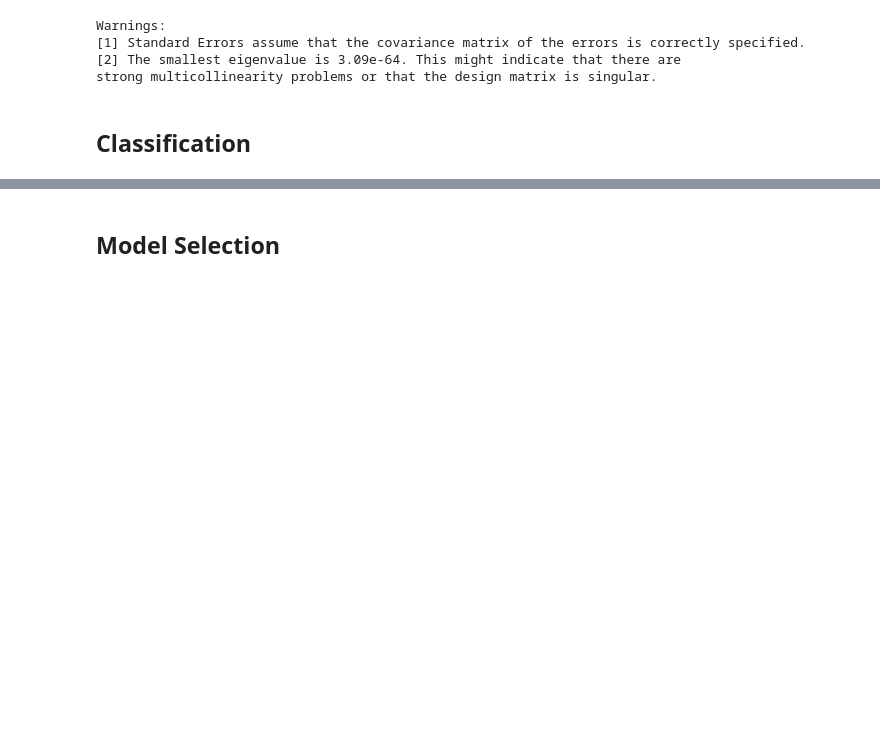
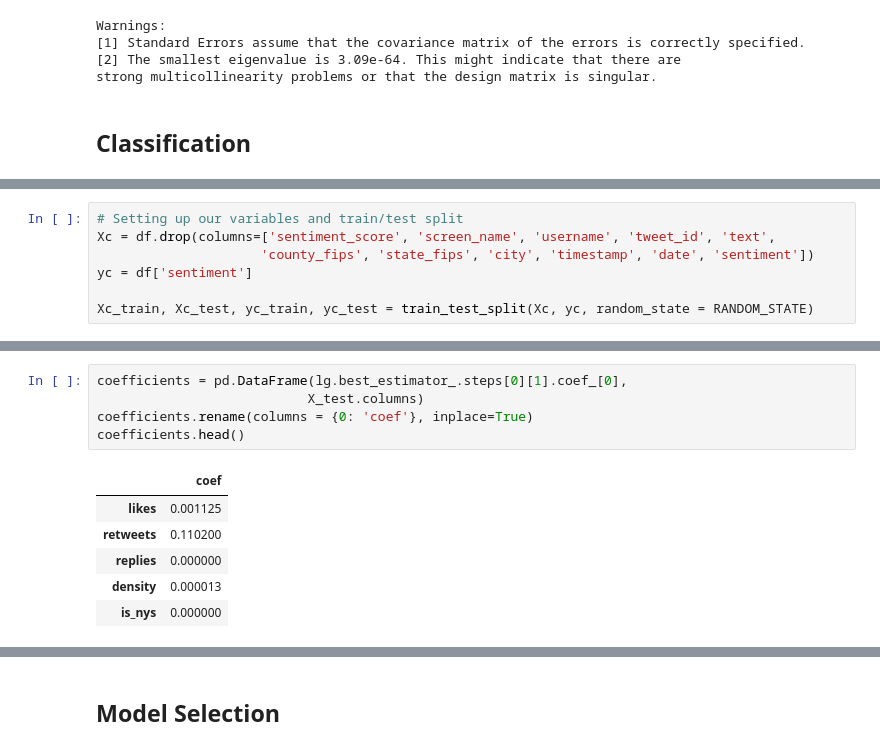
Before and after one commit to JulKelman/Sentiment-Analysis-of-Covid-19-Related-Tweets, a Jupyter notebook: julia/Project Notebook.ipynb, the cells around one changed output, grey strips where cells are left out. Cells and saved outputs as stored; diff of their text form; blank space fills up the shorter version.

```diff
--- a/julia/Project Notebook.ipynb
+++ b/julia/Project Notebook.ipynb
@@ -506,0 +530,7 @@ strong multicollinearity problems or that the design matrix is singular.
+# %%
+# Setting up our variables and train/test split
+Xc = df.drop(columns=['sentiment_score', 'screen_name', 'username', 'tweet_id', 'text',
+                     'county_fips', 'state_fips', 'city', 'timestamp', 'date', 'sentiment'])
+yc = df['sentiment']
+
+Xc_train, Xc_test, yc_train, yc_test = train_test_split(Xc, yc, random_state = RANDOM_STATE)
@@ -506,0 +586,12 @@ strong multicollinearity problems or that the design matrix is singular.
+# %%
+coefficients = pd.DataFrame(lg.best_estimator_.steps[0][1].coef_[0],
+                           X_test.columns)
+coefficients.rename(columns = {0: 'coef'}, inplace=True)
+coefficients.head()
+# %% [output]
+|  | coef |
+| likes | 0.001125 |
+| retweets | 0.110200 |
+| replies | 0.000000 |
+| density | 0.000013 |
+| is_nys | 0.000000 |
```
Also changed, not shown: parts of 15 cells of this notebook.
